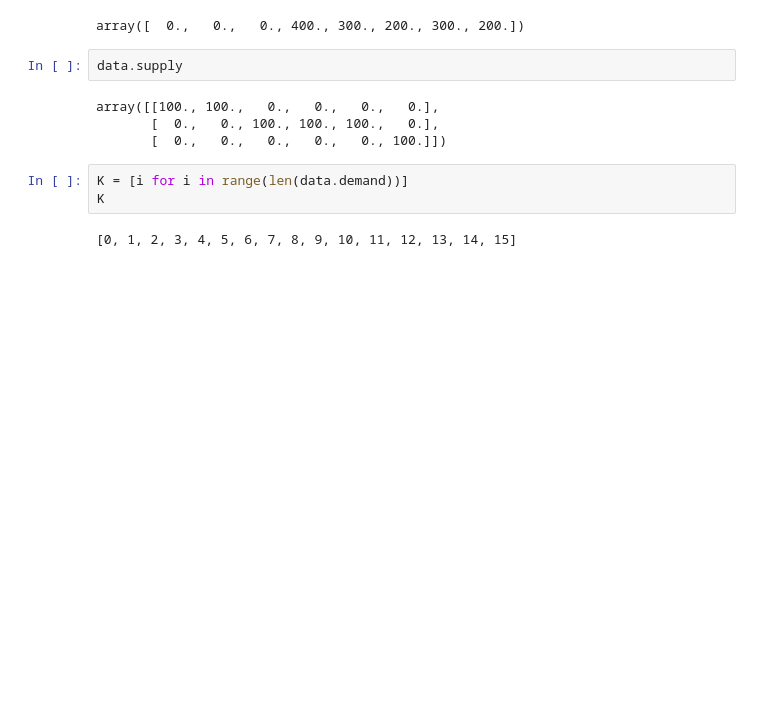
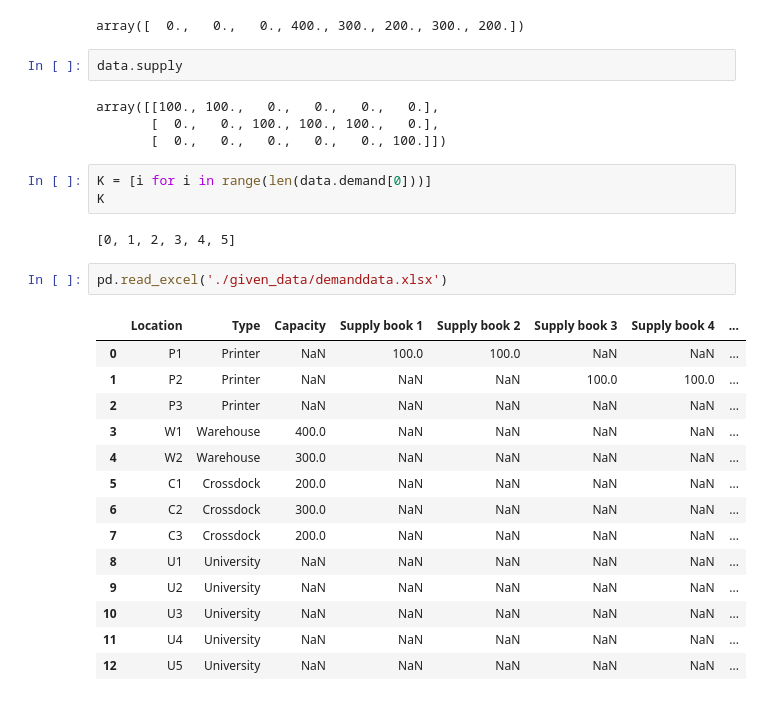
Before and after one commit to evalottalepp/DecisionMaking_Assignment_3, a Jupyter notebook: Sandbox.ipynb, the cells around one changed output. Drawn from its saved outputs; the diff is of its cells as text; blank space fills up the shorter version.

Commit message:
All University update

```diff
--- a/Sandbox.ipynb
+++ b/Sandbox.ipynb
@@ -82,7 +82,24 @@ array([[100., 100.,   0.,   0.,   0.,   0.],
        [  0.,   0., 100., 100., 100.,   0.],
        [  0.,   0.,   0.,   0.,   0., 100.]])
 # %%
-K = [i for i in range(len(data.demand))]
+K = [i for i in range(len(data.demand[0]))]
 K
 # %% [output]
-[0, 1, 2, 3, 4, 5, 6, 7, 8, 9, 10, 11, 12, 13, 14, 15]
+[0, 1, 2, 3, 4, 5]
+# %%
+pd.read_excel('./given_data/demanddata.xlsx')
+# %% [output]
+|  | Location | Type | Capacity | Supply book 1 | Supply book 2 | Supply book 3 | Supply book 4 | ... |
+| 0 | P1 | Printer | NaN | 100.0 | 100.0 | NaN | NaN | ... |
+| 1 | P2 | Printer | NaN | NaN | NaN | 100.0 | 100.0 | ... |
+| 2 | P3 | Printer | NaN | NaN | NaN | NaN | NaN | ... |
+| 3 | W1 | Warehouse | 400.0 | NaN | NaN | NaN | NaN | ... |
+| 4 | W2 | Warehouse | 300.0 | NaN | NaN | NaN | NaN | ... |
+| 5 | C1 | Crossdock | 200.0 | NaN | NaN | NaN | NaN | ... |
+| 6 | C2 | Crossdock | 300.0 | NaN | NaN | NaN | NaN | ... |
+| 7 | C3 | Crossdock | 200.0 | NaN | NaN | NaN | NaN | ... |
+| 8 | U1 | University | NaN | NaN | NaN | NaN | NaN | ... |
+| 9 | U2 | University | NaN | NaN | NaN | NaN | NaN | ... |
+| 10 | U3 | University | NaN | NaN | NaN | NaN | NaN | ... |
+| 11 | U4 | University | NaN | NaN | NaN | NaN | NaN | ... |
+| 12 | U5 | University | NaN | NaN | NaN | NaN | NaN | ... |
```
Also changed, not shown: parts of 15 cells of this notebook, 2 other files.
